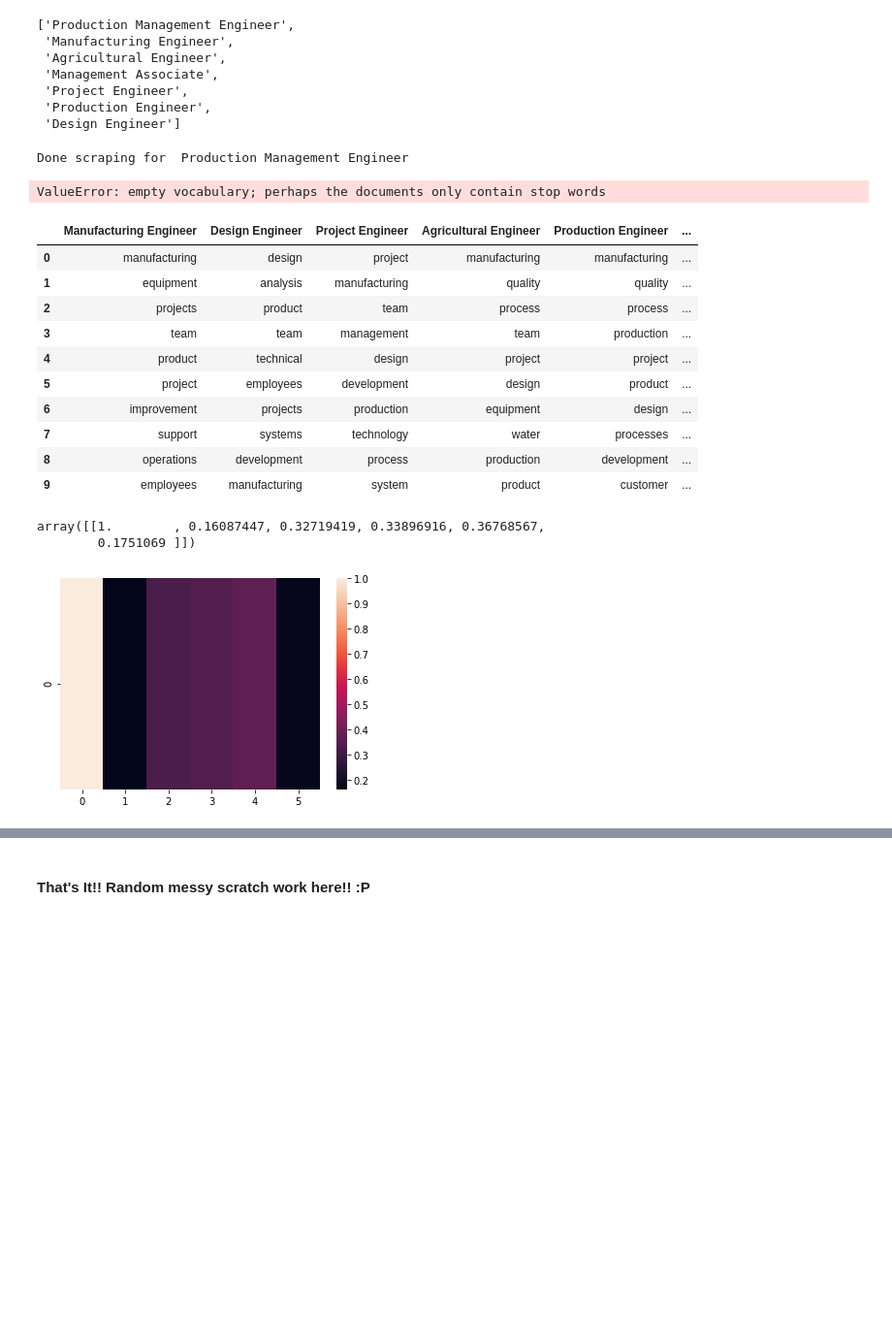
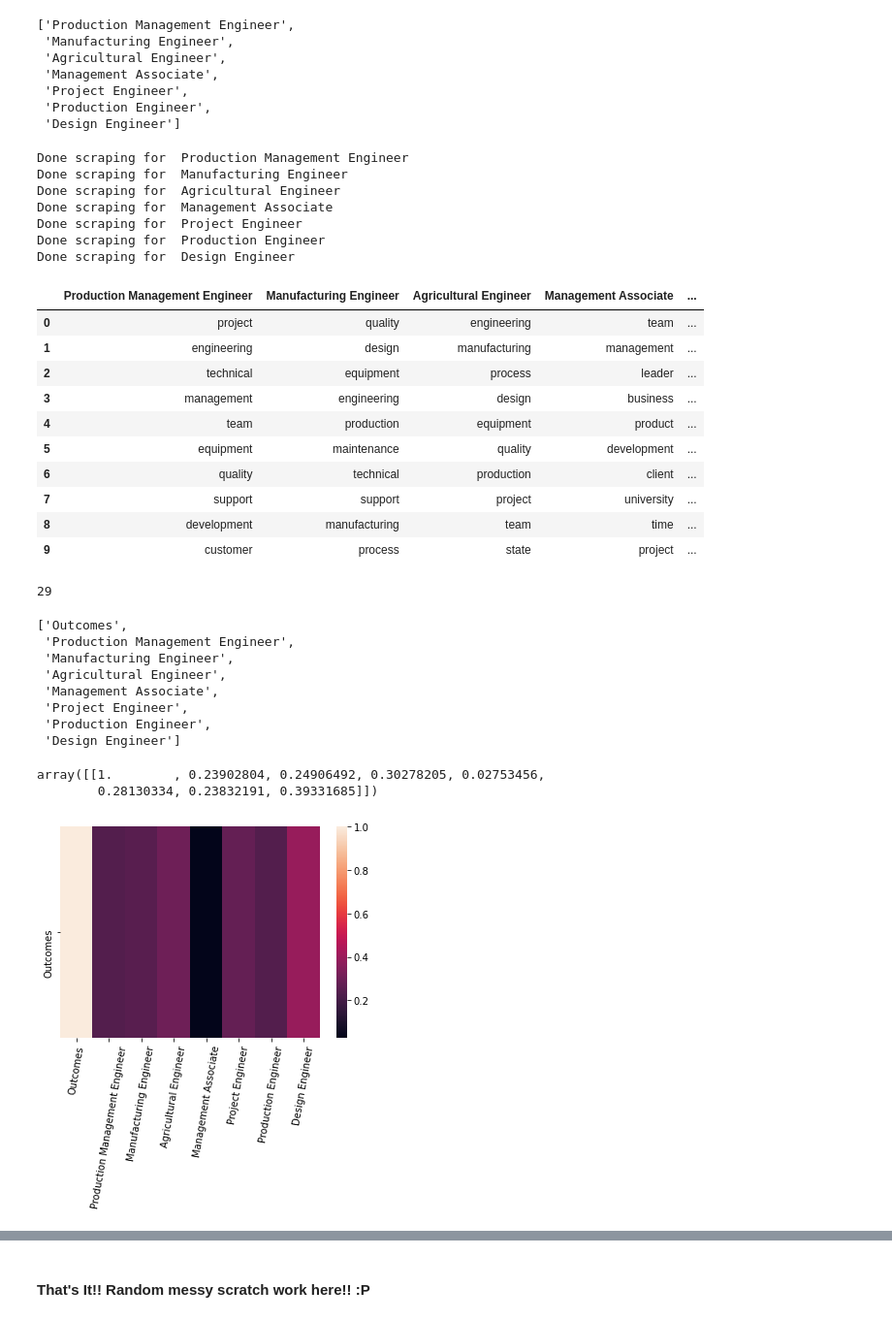
Before and after one commit to kjar0/516X-Final, a Jupyter notebook: ABE_comp_job.ipynb, the cells around one changed output, grey strips where cells are left out. Shown at 97% size. Saved outputs shown, nothing was run; the diff lists cells and outputs as text; code cells hidden in the pictures; blank space fills up the shorter version.

```diff
--- a/ABE_comp_job.ipynb
+++ b/ABE_comp_job.ipynb
@@ -111,7 +111,6 @@ def indeed_posts(search_term):
 
     kw = search_term.split(" ")
     ## *************************** a huge thank you to Ryan Jeon for developing the base of this indeed text scraping code
-    # see supplemental information for the source code created by him, it has been modified for this application
     from bs4 import BeautifulSoup
     import requests
     import time
@@ -126,7 +125,7 @@ def indeed_posts(search_term):
     sind = f'https://www.indeed.com/jobs?as_and='
     kword = '&as_phr&as_any=biological%2C%20agriculture%2C%20food%2C%20environment%2C%20biofuel%2C%20fermentation%2C%20water%2C%20machinery%2C%20animal'
     end = '&as_not&as_ttl&as_cmp&jt=all&st&salary&radius=25&l&fromage=any&limit=10&sort=date&psf=advsrch&from=advancedsearch'
-    for pagenum in range(0,10,10):
+    for pagenum in range(0,30,10):
         for word in range(0,len(kw)-1):
             search_url = sind + kw[word] + '%20'
         search_url = search_url + kw[len(kw)-1] + kword + end+'%20&start=' + str(pagenum)
@@ -243,23 +242,28 @@ def major_comp(joblist):
 job_skill_df, job_skill_4vec = major_comp(abe_joblist)
 # %% [output]
 Done scraping for  Production Management Engineer
+Done scraping for  Manufacturing Engineer
+Done scraping for  Agricultural Engineer
+Done scraping for  Management Associate
+Done scraping for  Project Engineer
+Done scraping for  Production Engineer
+Done scraping for  Design Engineer
-ValueError: empty vocabulary; perhaps the documents only contain stop words
 # %%
 job_skill_df
 
 # added to removal: ''
 # %% [output]
-|  | Manufacturing Engineer | Design Engineer | Project Engineer | Agricultural Engineer | Production Engineer | ... |
-| 0 | manufacturing | design | project | manufacturing | manufacturing | ... |
-| 1 | equipment | analysis | manufacturing | quality | quality | ... |
-| 2 | projects | product | team | process | process | ... |
-| 3 | team | team | management | team | production | ... |
-| 4 | product | technical | design | project | project | ... |
-| 5 | project | employees | development | design | product | ... |
-| 6 | improvement | projects | production | equipment | design | ... |
-| 7 | support | systems | technology | water | processes | ... |
-| 8 | operations | development | process | production | development | ... |
-| 9 | employees | manufacturing | system | product | customer | ... |
+|  | Production Management Engineer | Manufacturing Engineer | Agricultural Engineer | Management Associate | ... |
+| 0 | project | quality | engineering | team | ... |
+| 1 | engineering | design | manufacturing | management | ... |
+| 2 | technical | equipment | process | leader | ... |
+| 3 | management | engineering | design | business | ... |
+| 4 | team | production | equipment | product | ... |
+| 5 | equipment | maintenance | quality | development | ... |
+| 6 | quality | technical | production | client | ... |
+| 7 | support | support | project | university | ... |
+| 8 | development | manufacturing | team | time | ... |
+| 9 | customer | process | state | project | ... |
 # %%
 # combine all competency strings into a single string or "document"
 abe_competencies = ' '.join(abe_comp['Outcome'])
@@ -270,17 +274,30 @@ jobncomp_4vec = [clean_abe_comp] + job_skill_4vec
 # %%
 # initialize vector and find TF-IDF matrix for each document
 tfidf_v = TfidfVectorizer()
 # train with vocabulary used in job postings
 jfit = tfidf_v.fit(job_skill_4vec)
 # transform job posting + competency key skills to TF-IDF matrix
 tf_matrix = tfidf_v.transform(jobncomp_4vec)
 fname = tfidf_v.get_feature_names()
 # find cosine similarity for competency vs. posting by job type
+import matplotlib.pyplot as plt
 csim = cosine_similarity(tf_matrix[0:1], tf_matrix)
-sns.heatmap(csim)
+xlab = ['Outcomes'] + abe_joblist
+display(xlab)
+sns.heatmap(csim, xticklabels=xlab, yticklabels=['Outcomes'])
+plt.xticks(rotation=80)
 csim
 # %% [output]
-array([[1.        , 0.16087447, 0.32719419, 0.33896916, 0.36768567,
-        0.1751069 ]])
+29
+['Outcomes',
+ 'Production Management Engineer',
+ 'Manufacturing Engineer',
+ 'Agricultural Engineer',
+ 'Management Associate',
+ 'Project Engineer',
+ 'Production Engineer',
+ 'Design Engineer']
+array([[1.        , 0.23902804, 0.24906492, 0.30278205, 0.02753456,
+        0.28130334, 0.23832191, 0.39331685]])
-[figure, old version]
+[figure, new version]
 # %%
```
Also changed, not shown: parts of 5 cells of this notebook, 2 other files.
